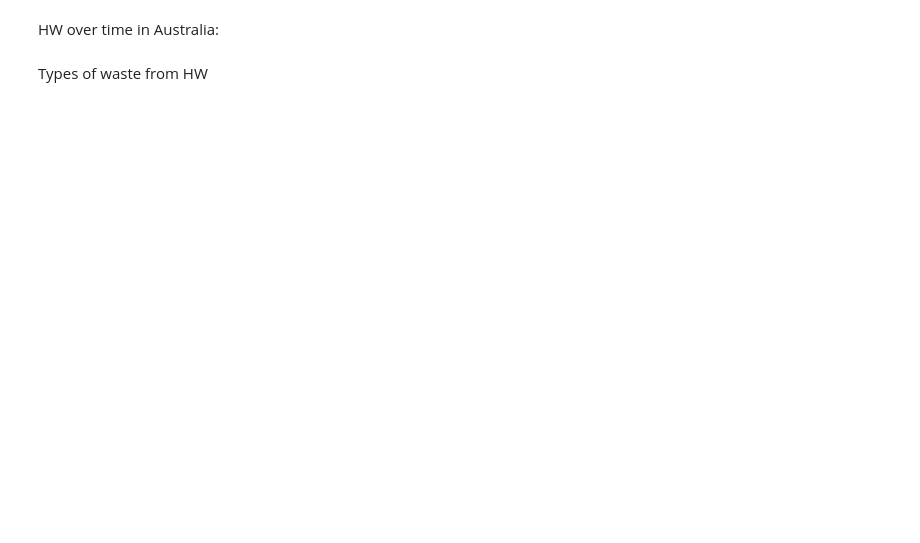
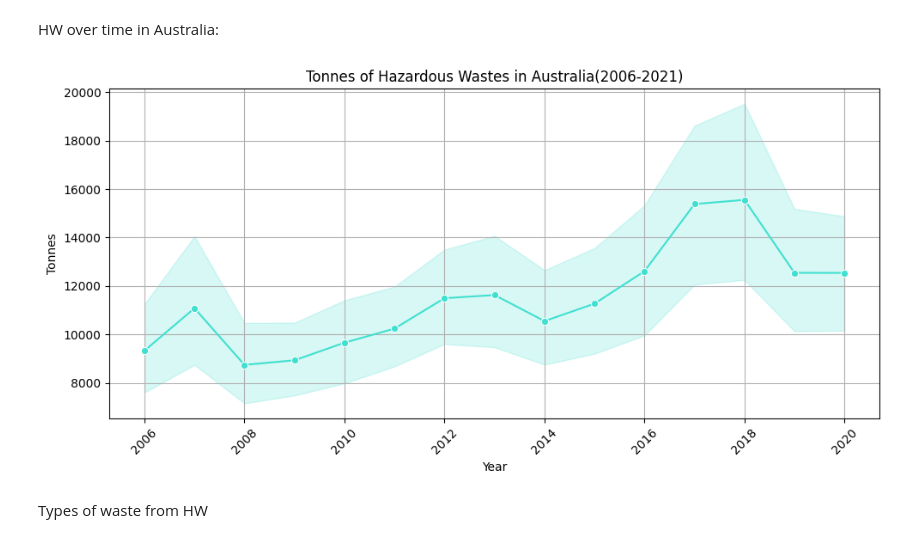
Before and after one commit to ItsGraceChen/waste_dataproject, a Jupyter notebook: data_introduction/Round 3.ipynb, the cells around one changed output. Saved outputs shown, nothing was run; the diff lists cells and outputs as text; code cells hidden in the pictures; blank space fills up the shorter version.

```diff
--- a/data_introduction/Round 3.ipynb
+++ b/data_introduction/Round 3.ipynb
@@ -457,4 +474,16 @@ HW makes 1.9 % of waste in Australia
 # %% [markdown]
 HW over time in Australia:
+# %%
+plt.figure()
+sns.lineplot(x='year_dt', y='Tonnes', data=hazardous_wastes_df, marker="o", color='turquoise')
+plt.title('Tonnes of Hazardous Wastes in Australia(2006-2021)')
+plt.xlabel('Year')
+plt.ylabel('Tonnes')
+plt.grid(True)
+plt.xticks(rotation=45)
+plt.tight_layout()
+plt.show()
+# %% [output]
+[figure, added]
 # %% [markdown]
 Types of waste from HW
```
Also changed, not shown: parts of 14 cells of this notebook.
